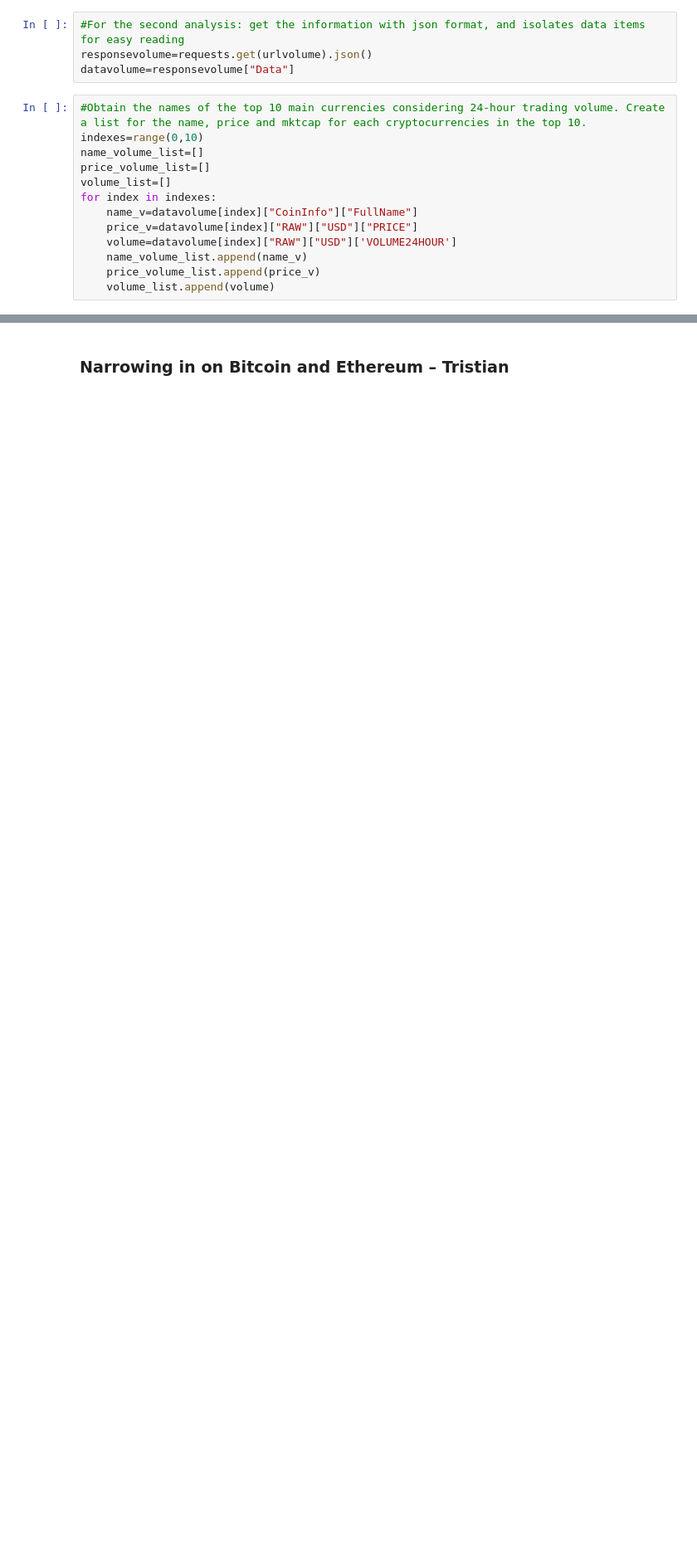
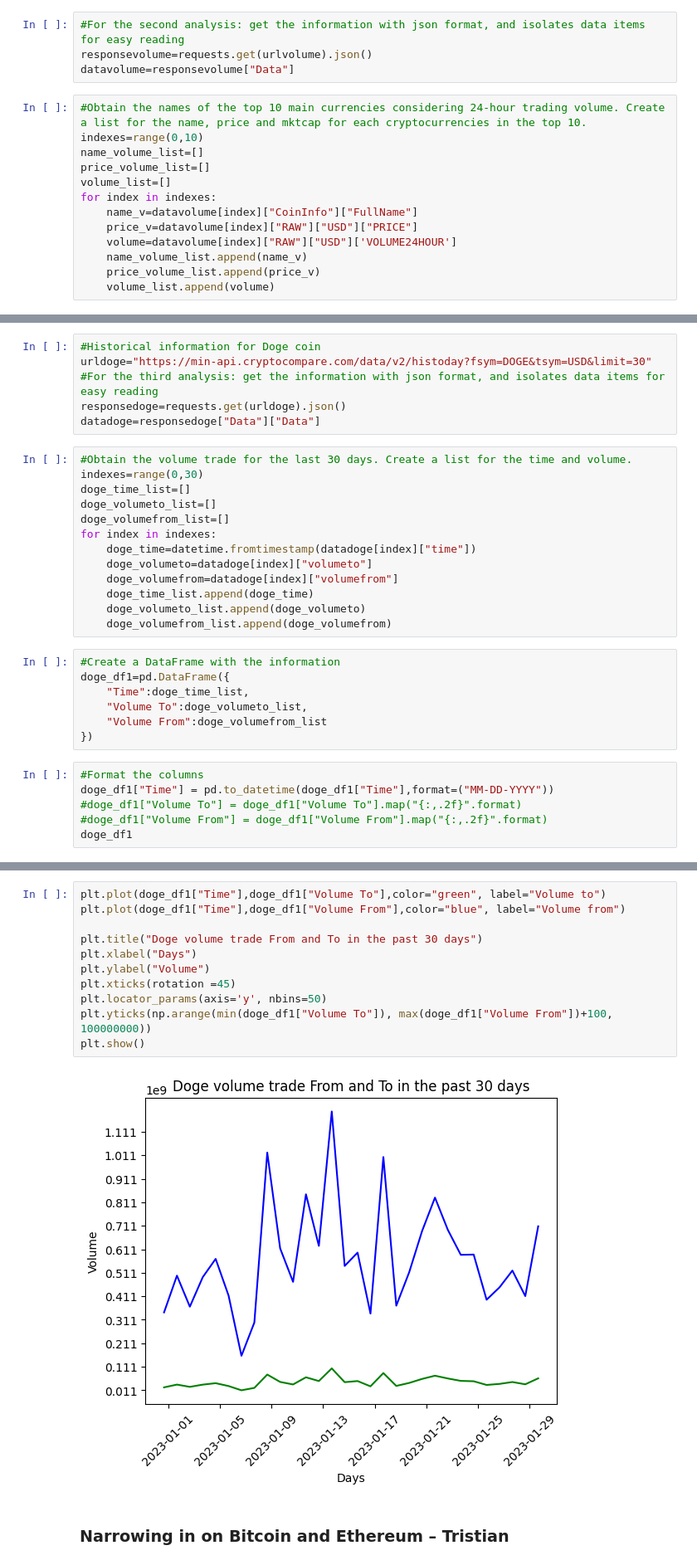
Before and after one commit to JosefinadeSolminihac/project_1, a Jupyter notebook: Presentation Notebook.ipynb, the cells around one changed output, grey strips where cells are left out. Shown at 83% size. Drawn from its saved outputs; the diff is of its cells as text; blank space fills up the shorter version.

```diff
--- a/Presentation Notebook.ipynb
+++ b/Presentation Notebook.ipynb
@@ -135,0 +137,32 @@ plt.show
+# %%
+#Historical information for Doge coin
+urldoge="https://min-api.cryptocompare.com/data/v2/histoday?fsym=DOGE&tsym=USD&limit=30"
+#For the third analysis: get the information with json format, and isolates data items for easy reading
+responsedoge=requests.get(urldoge).json()
+datadoge=responsedoge["Data"]["Data"]
+# %%
+#Obtain the volume trade for the last 30 days. Create a list for the time and volume.
+indexes=range(0,30)
+doge_time_list=[]
+doge_volumeto_list=[]
+doge_volumefrom_list=[]
+for index in indexes:
+    doge_time=datetime.fromtimestamp(datadoge[index]["time"])
+    doge_volumeto=datadoge[index]["volumeto"]
+    doge_volumefrom=datadoge[index]["volumefrom"]
+    doge_time_list.append(doge_time)
+    doge_volumeto_list.append(doge_volumeto)
+    doge_volumefrom_list.append(doge_volumefrom)
+# %%
+#Create a DataFrame with the information
+doge_df1=pd.DataFrame({
+    "Time":doge_time_list,
+    "Volume To":doge_volumeto_list,
+    "Volume From":doge_volumefrom_list
+})
+# %%
+#Format the columns
+doge_df1["Time"] = pd.to_datetime(doge_df1["Time"],format=("MM-DD-YYYY"))
+#doge_df1["Volume To"] = doge_df1["Volume To"].map("{:,.2f}".format)
+#doge_df1["Volume From"] = doge_df1["Volume From"].map("{:,.2f}".format)
+doge_df1
@@ -136,2 +187,15 @@ plt.show
+# %%
+plt.plot(doge_df1["Time"],doge_df1["Volume To"],color="green", label="Volume to")
+plt.plot(doge_df1["Time"],doge_df1["Volume From"],color="blue", label="Volume from")
+
+plt.title("Doge volume trade From and To in the past 30 days")
+plt.xlabel("Days")
+plt.ylabel("Volume")
+plt.xticks(rotation =45)
+plt.locator_params(axis='y', nbins=50)
+plt.yticks(np.arange(min(doge_df1["Volume To"]), max(doge_df1["Volume From"])+100, 100000000))
+plt.show()
+# %% [output]
+[figure, added]
 # %% [markdown]
 ### Narrowing in on Bitcoin and Ethereum – Tristian
```
Also changed, not shown: parts of 7 cells of this notebook, 2 other files.
